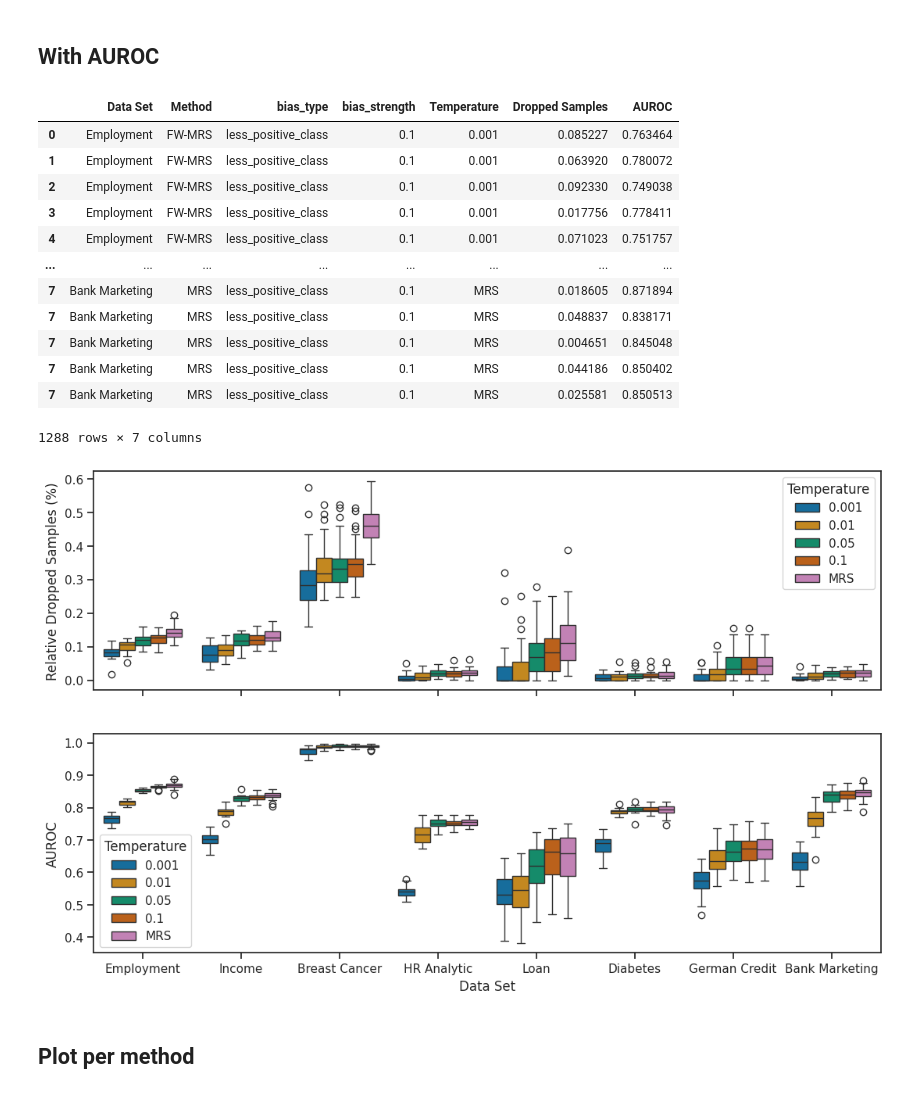
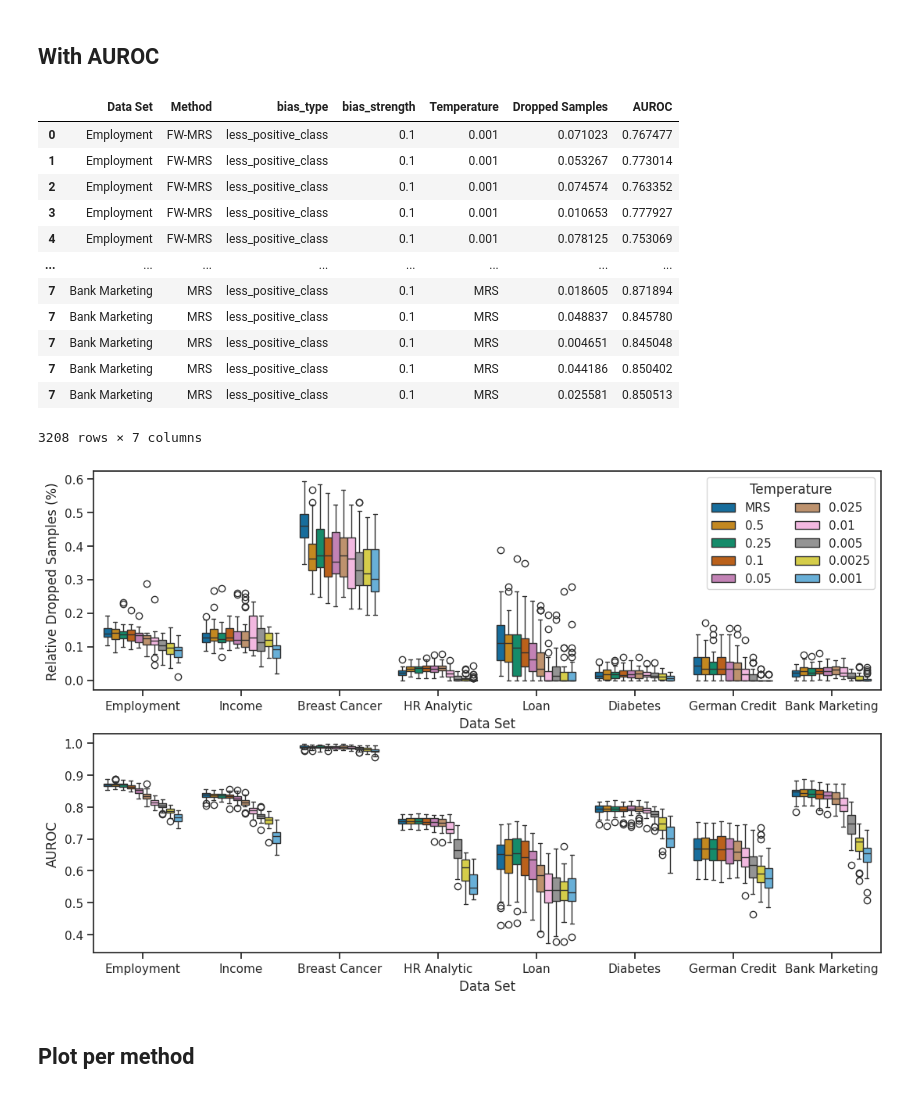
Before and after one commit to kramerlab/FeatureWeightDebiasing, a Jupyter notebook: notebooks/create_boxplots.ipynb, the cells around one changed output. Saved outputs shown, nothing was run; the diff lists cells and outputs as text; code cells hidden in the pictures.

Commit message:
Final results

```diff
--- a/notebooks/create_boxplots.ipynb
+++ b/notebooks/create_boxplots.ipynb
@@ -32,12 +32,12 @@ for dataset in data_set_replacer.keys():
             else :
                 bias_strengths = less_bias_strengths
             for bias_strength in bias_strengths:
-                dropped_samples_file_name = result_path / dataset / bias_type /  bias_strength/ method / "validation/dropped_samples_individual_val_dict.json"
+                dropped_samples_file_name = result_path / dataset / bias_type /  bias_strength/ method / "validation/dropped_samples_val_dict.json"
                 try:
                     dropped_samples_file = pd.read_json(str(dropped_samples_file_name), orient="records", typ="series", convert_axes=False)
                 except FileNotFoundError:
                     continue
-                auroc_file_name = result_path / dataset / bias_type /  bias_strength/ method / "validation"/ "auroc_individual_val_dict.json"
+                auroc_file_name = result_path / dataset / bias_type /  bias_strength/ method / "validation"/ "auroc_val_dict.json"
                 auroc_file = pd.read_json(str(auroc_file_name), orient="records", typ="series", convert_axes=False)
                 dict_list.append(
                     {
@@ -139,38 +139,36 @@ result_df.loc[result_df["Data Set"] == "Bank Marketing", "Dropped Samples"] = (r
 result_df
 # %% [output]
 |  | Data Set | Method | bias_type | bias_strength | Temperature | Dropped Samples | AUROC |
-| 0 | Employment | FW-MRS | less_positive_class | 0.1 | 0.001 | 0.085227 | 0.763464 |
-| 1 | Employment | FW-MRS | less_positive_class | 0.1 | 0.001 | 0.063920 | 0.780072 |
-| 2 | Employment | FW-MRS | less_positive_class | 0.1 | 0.001 | 0.092330 | 0.749038 |
-| 3 | Employment | FW-MRS | less_positive_class | 0.1 | 0.001 | 0.017756 | 0.778411 |
-| 4 | Employment | FW-MRS | less_positive_class | 0.1 | 0.001 | 0.071023 | 0.751757 |
+| 0 | Employment | FW-MRS | less_positive_class | 0.1 | 0.001 | 0.071023 | 0.767477 |
+| 1 | Employment | FW-MRS | less_positive_class | 0.1 | 0.001 | 0.053267 | 0.773014 |
+| 2 | Employment | FW-MRS | less_positive_class | 0.1 | 0.001 | 0.074574 | 0.763352 |
+| 3 | Employment | FW-MRS | less_positive_class | 0.1 | 0.001 | 0.010653 | 0.777927 |
+| 4 | Employment | FW-MRS | less_positive_class | 0.1 | 0.001 | 0.078125 | 0.753069 |
 | ... | ... | ... | ... | ... | ... | ... | ... |
 | 7 | Bank Marketing | MRS | less_positive_class | 0.1 | MRS | 0.018605 | 0.871894 |
-| 7 | Bank Marketing | MRS | less_positive_class | 0.1 | MRS | 0.048837 | 0.838171 |
+| 7 | Bank Marketing | MRS | less_positive_class | 0.1 | MRS | 0.048837 | 0.845780 |
 | 7 | Bank Marketing | MRS | less_positive_class | 0.1 | MRS | 0.004651 | 0.845048 |
 | 7 | Bank Marketing | MRS | less_positive_class | 0.1 | MRS | 0.044186 | 0.850402 |
 | 7 | Bank Marketing | MRS | less_positive_class | 0.1 | MRS | 0.025581 | 0.850513 |
-1288 rows × 7 columns
+3208 rows × 7 columns
 # %%
-hue_order = temperatures + ["MRS"]
+hue_order = (temperatures + ["MRS"])[::-1]
 # %%
-fig, axes = plt.subplots(2, 1, sharey=False, sharex=True, figsize=(13, 8))
+fig, axes = plt.subplots(2, 1, sharey=False, sharex=False, figsize=(13, 8))
 ylabel="Relative Dropped Samples (%)"
 sns.set_theme(style="ticks", palette="colorblind")
-sns.boxplot(data=result_df[result_df["Method"].isin(["MRS", "FW-MRS", "FW-MRS$_{SVM}$"])], y="Dropped Samples", x="Data Set",
+sns.boxplot(data=result_df[result_df["Method"].isin(["MRS", "FW-MRS"])], y="Dropped Samples", x="Data Set",
             hue="Temperature", legend=True, hue_order=hue_order,
               ax=axes[0]).set(ylabel=ylabel)
 
-sns.boxplot(data=result_df[result_df["Method"].isin(["MRS", "FW-MRS", "FW-MRS$_{SVM}$"])], y="AUROC", x="Data Set",
-            hue="Temperature", legend=True, hue_order=hue_order,
+sns.boxplot(data=result_df[result_df["Method"].isin(["MRS", "FW-MRS"])], y="AUROC", x="Data Set",
+            hue="Temperature", legend=False, hue_order=hue_order,
               ax=axes[1]).set(ylabel="AUROC")
+axes[0].legend(title="Temperature", ncol=2)
 
-# sns.boxplot(data=result_df[result_df["Method"].isin(["MRS", "FW-MRS-SVM"])], y="Dropped Samples", x="Data Set",
-#           hue="Temperature", ax=axes[1], hue_order=hue_order).set(xlabel="(b) FW-MRS-SVM", ylabel=None)
-#fig.text(0.08,0.5, ylabel, ha="center", va="center", rotation=90)
 plt.savefig("diagrams/dropped_samples_per_temperature_fixed.pdf")
 # %% [output]
-[figure, old version]
+[figure, new version]
 # %%
 #fig, axes = plt.subplots(1, 1, sharey=True, sharex=False, figsize=(12, 4))
 #ylabel="AUROC"
```
Also changed, not shown: parts of 4 cells of this notebook, 17 other files.
